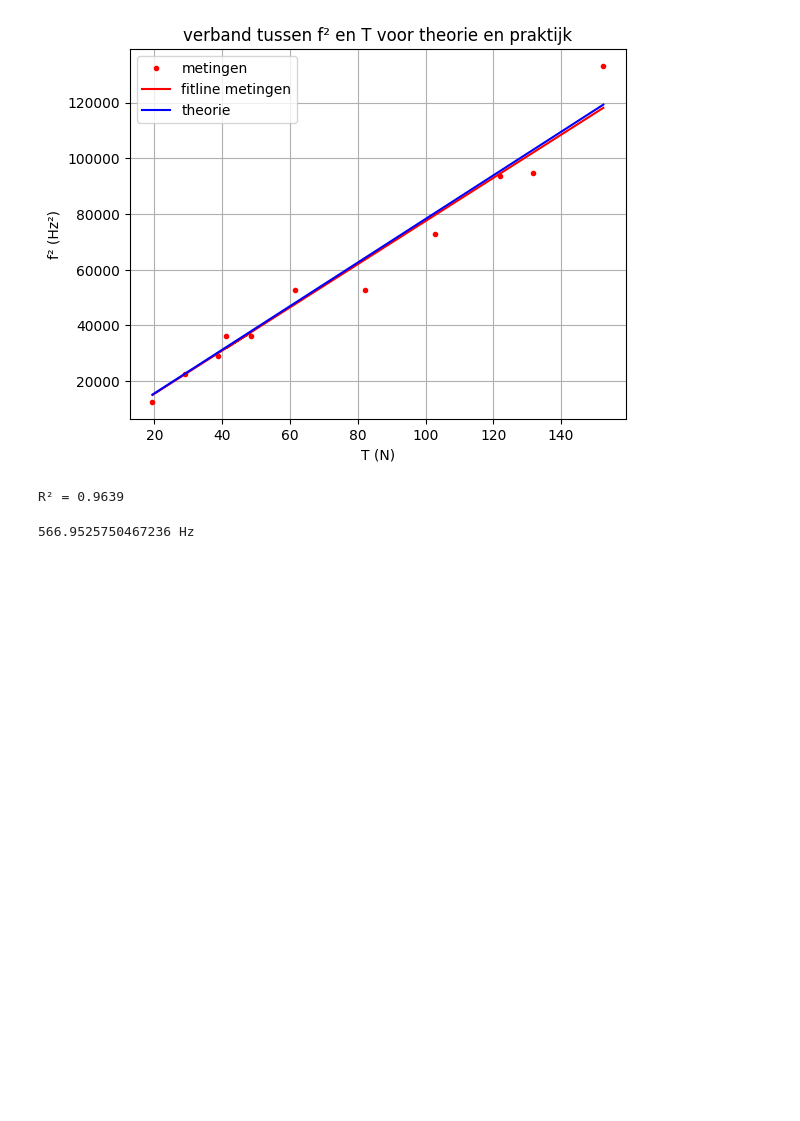
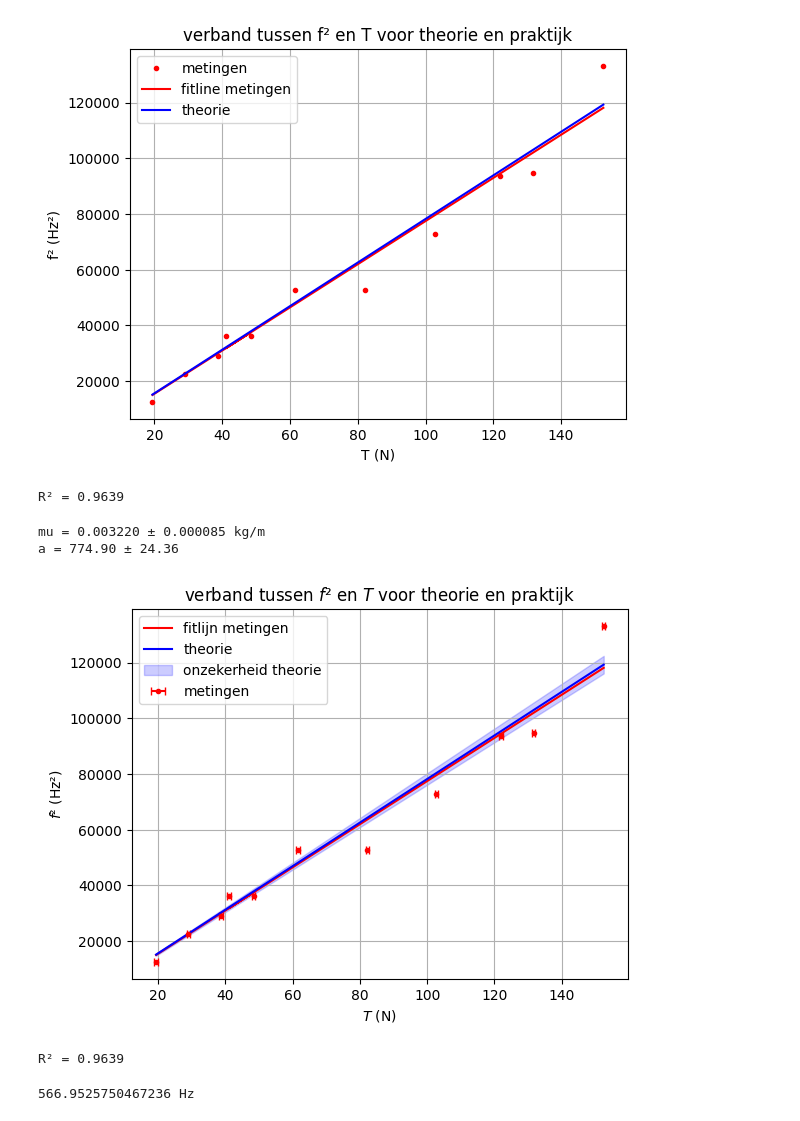
Before and after one commit to jasperbom747-creator/Vibrating-string-experiment, a Jupyter notebook: analyse.ipynb, the cells around one changed output. Drawn from its saved outputs; the diff is of its cells as text; code cells hidden in the pictures; blank space fills up the shorter version.

Commit message:
verband f^2 en T grafiek

```diff
--- a/analyse.ipynb
+++ b/analyse.ipynb
@@ -85,6 +85,80 @@ print(f"R² = {R2:.4f}")
 a = 774.90 ± 24.36
 [figure]
 R² = 0.9639
+# %%
+import numpy as np
+import matplotlib.pyplot as plt
+from scipy.optimize import curve_fit
+
+# --- gegeven waarden en fouten ---
+L = 0.315          # m
+sigma_L = 0.0005   # m  (0.05 cm)
+
+m_snaar = 0.0019        # kg  (1.9 g)
+sigma_m_snaar = 0.00005 # kg  (0.05 g)
+L_snaar = 0.59          # m
+sigma_L_snaar = 0.0005  # m  (0.05 cm)
+
+mu = m_snaar / L_snaar
+sigma_mu = mu * np.sqrt((sigma_m_snaar/m_snaar)**2 + (sigma_L_snaar/L_snaar)**2)
+print(f"mu = {mu:.6f} ± {sigma_mu:.6f} kg/m")
+
+g = 9.81
+sigma_m = 0.05      # kg, meetfout op de massa waarmee T bepaald is
+constante = 1       # <-- pas aan als jullie een andere factor gebruikten
+
+# fout op T: T = m*g*constante  ->  sigma_T = g*constante*sigma_m
+sigma_T = g * constante * sigma_m   # zelfde absolute fout voor elk punt
+
+T_m = np.array([152.5,131.7,122.0,102.7,82.2,61.6,41.1,48.4,38.7,29.0,19.4])
+f_g = np.array([365.0,308.0,306.0,270.0,230.0,230.0,190.0,190.0,170.0,150.0,112.0])
+
+def lineair(x, a):      # let op: x moet eerst, anders klopt curve_fit niet
+    return a * x
+
+x = T_m
+y = f_g**2
+
+popt, pcov = curve_fit(lineair, x, y)
+a = popt[0]
+a_err = np.sqrt(pcov[0,0])
+print(f"a = {a:.2f} ± {a_err:.2f}")
+
+T_theorie = np.linspace(min(T_m), max(T_m), 200)
+
+def i_snaartheorie(T):
+    return 1/(4*L**2) * T/mu
+
+y_theorie = i_snaartheorie(T_theorie)
+
+# onzekerheidsband op de theoretische lijn via foutvoortplanting
+rel_fout = np.sqrt((2*sigma_L/L)**2 + (sigma_mu/mu)**2)
+y_theorie_fout = y_theorie * rel_fout
+
+plt.figure()
+plt.errorbar(T_m, f_g**2, xerr=sigma_T, fmt='r.', capsize=3, label='metingen')
+plt.plot(T_m, lineair(T_m, a), 'r-', label='fitlijn metingen')
+plt.plot(T_theorie, y_theorie, 'b-', label='theorie')
+plt.fill_between(T_theorie, y_theorie - y_theorie_fout, y_theorie + y_theorie_fout,
+                  color='blue', alpha=0.2, label='onzekerheid theorie')
+plt.xlabel("$T$ (N)")
+plt.ylabel('$f²$ (Hz²)')
+plt.legend()
+plt.grid()
+plt.title("verband tussen $f²$ en $T$ voor theorie en praktijk")
+plt.show()
+
+y_pred = a * T_m
+y_gemiddeld = np.mean(f_g**2)
+SS_res = np.sum((f_g**2 - y_pred)**2)
+SS_tot = np.sum((f_g**2 - y_gemiddeld)**2)
+R2 = 1 - SS_res/SS_tot
+print(f"R² = {R2:.4f}")
+# %% [output]
+mu = 0.003220 ± 0.000085 kg/m
+a = 774.90 ± 24.36
+[figure, added]
+R² = 0.9639
 # %%
 #metingen amplitude wisseling
 
```
